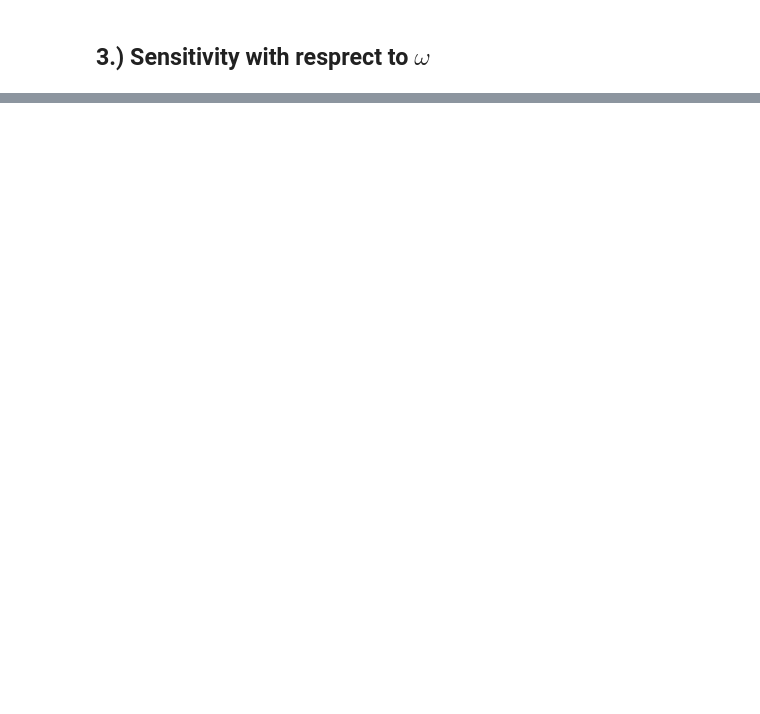
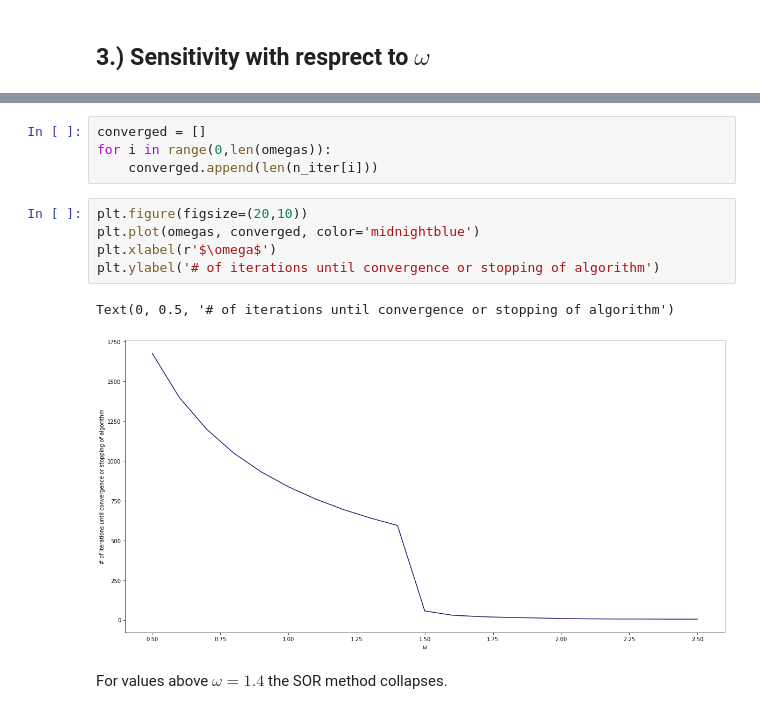
Before and after one commit to vopikamm/climNUM, a Jupyter notebook: Ex6/Exercise_06_The_Stommel_problem.ipynb, the cells around one changed output, grey strips where cells are left out. Cells and saved outputs as stored; diff of their text form; blank space fills up the shorter version.

```diff
--- a/Ex6/Exercise_06_The_Stommel_problem.ipynb
+++ b/Ex6/Exercise_06_The_Stommel_problem.ipynb
@@ -208,0 +239,14 @@ n_iter
+# %%
+converged = []
+for i in range(0,len(omegas)):
+    converged.append(len(n_iter[i]))
+# %%
+plt.figure(figsize=(20,10))
+plt.plot(omegas, converged, color='midnightblue')
+plt.xlabel(r'$\omega$')
+plt.ylabel('# of iterations until convergence or stopping of algorithm')
+# %% [output]
+Text(0, 0.5, '# of iterations until convergence or stopping of algorithm')
+[figure, added]
+# %% [markdown]
+For values above $\omega = 1.4$ the SOR method collapses.
```
Also changed, not shown: parts of 12 cells of this notebook.
